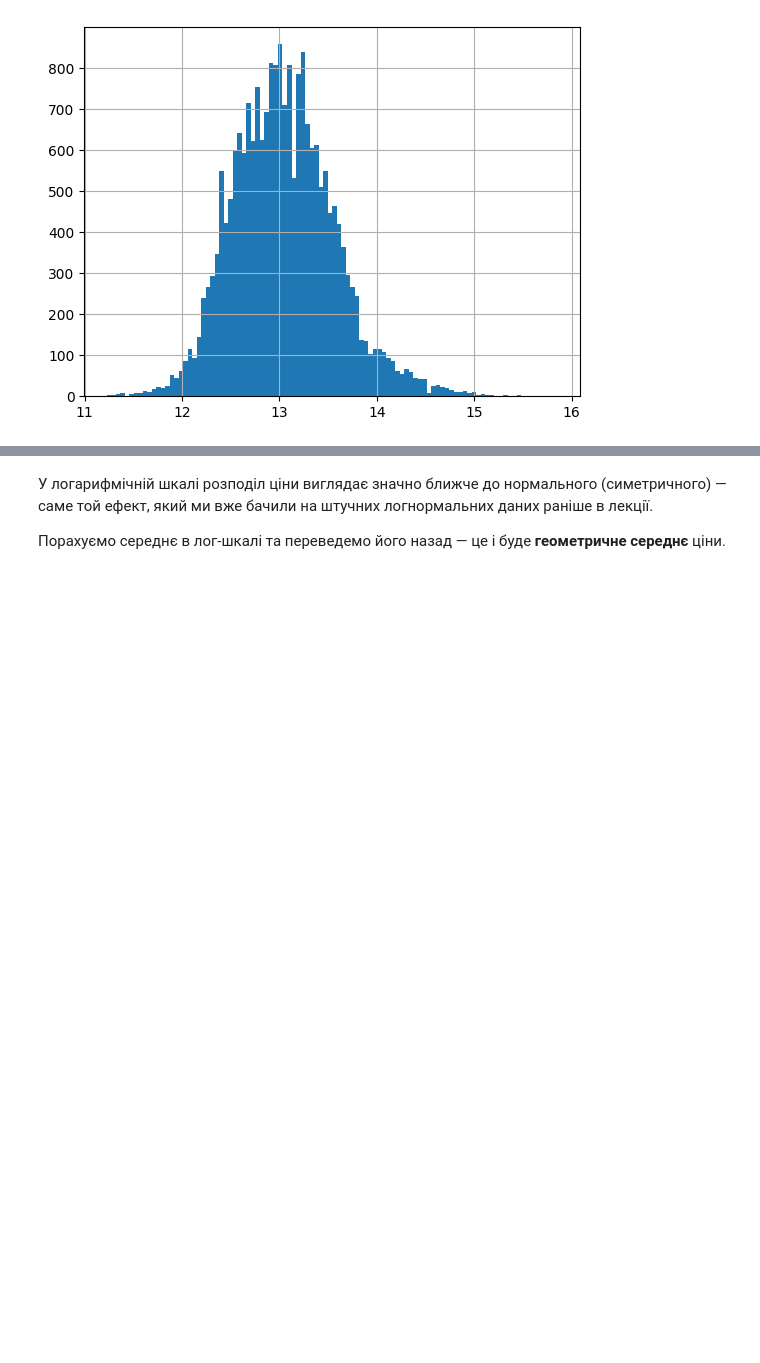
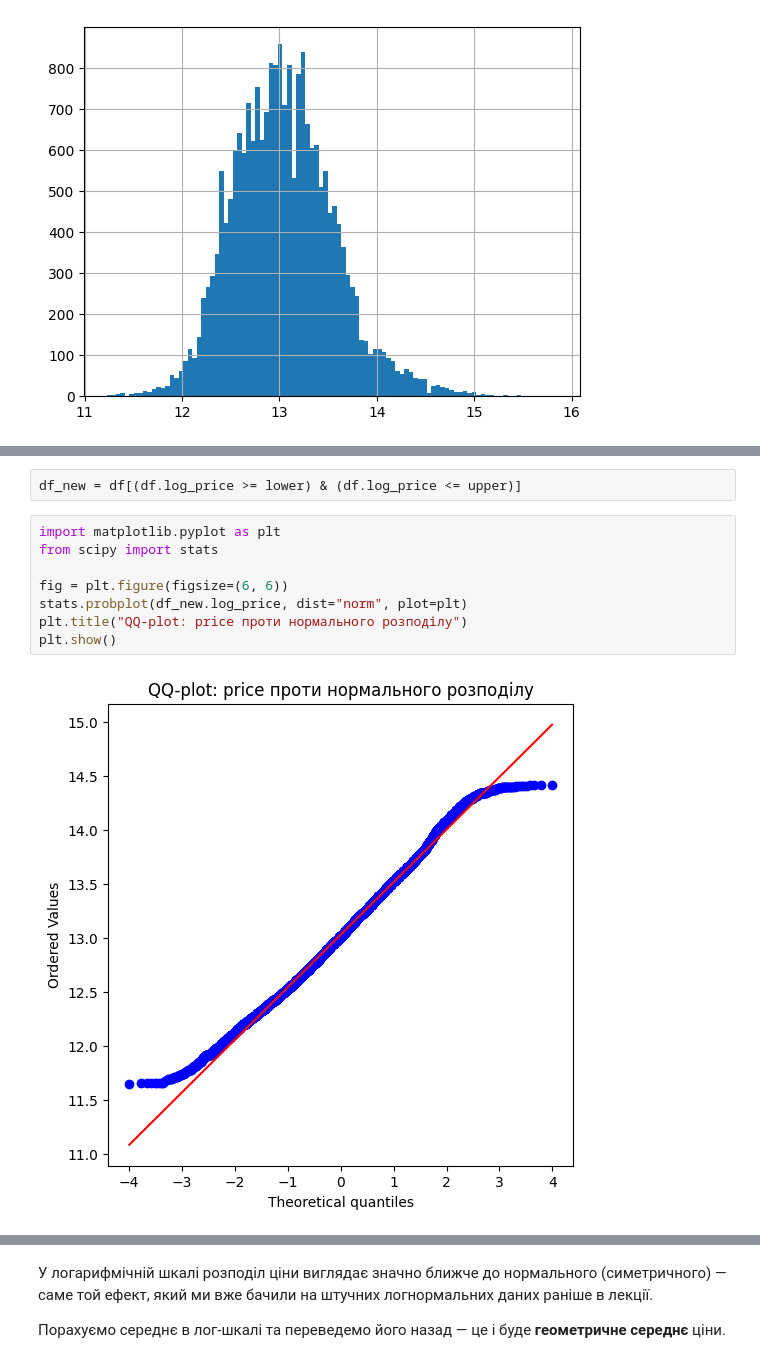
Before and after one commit to cpython-projects/da_27_07_2026, a Jupyter notebook: lesson_15.ipynb, the cells around one changed output, grey strips where cells are left out. Cells and saved outputs as stored; diff of their text form; blank space fills up the shorter version.

```diff
--- a/lesson_15.ipynb
+++ b/lesson_15.ipynb
@@ -994,0 +1020,12 @@ df.log_price.hist(bins=100)
+# %%
+df_new = df[(df.log_price >= lower) & (df.log_price <= upper)]
+# %%
+import matplotlib.pyplot as plt
+from scipy import stats
+
+fig = plt.figure(figsize=(6, 6))
+stats.probplot(df_new.log_price, dist="norm", plot=plt)
+plt.title("QQ-plot: price проти нормального розподілу")
+plt.show()
+# %% [output]
+[figure, added]
```
Also changed, not shown: parts of 9 cells of this notebook.
